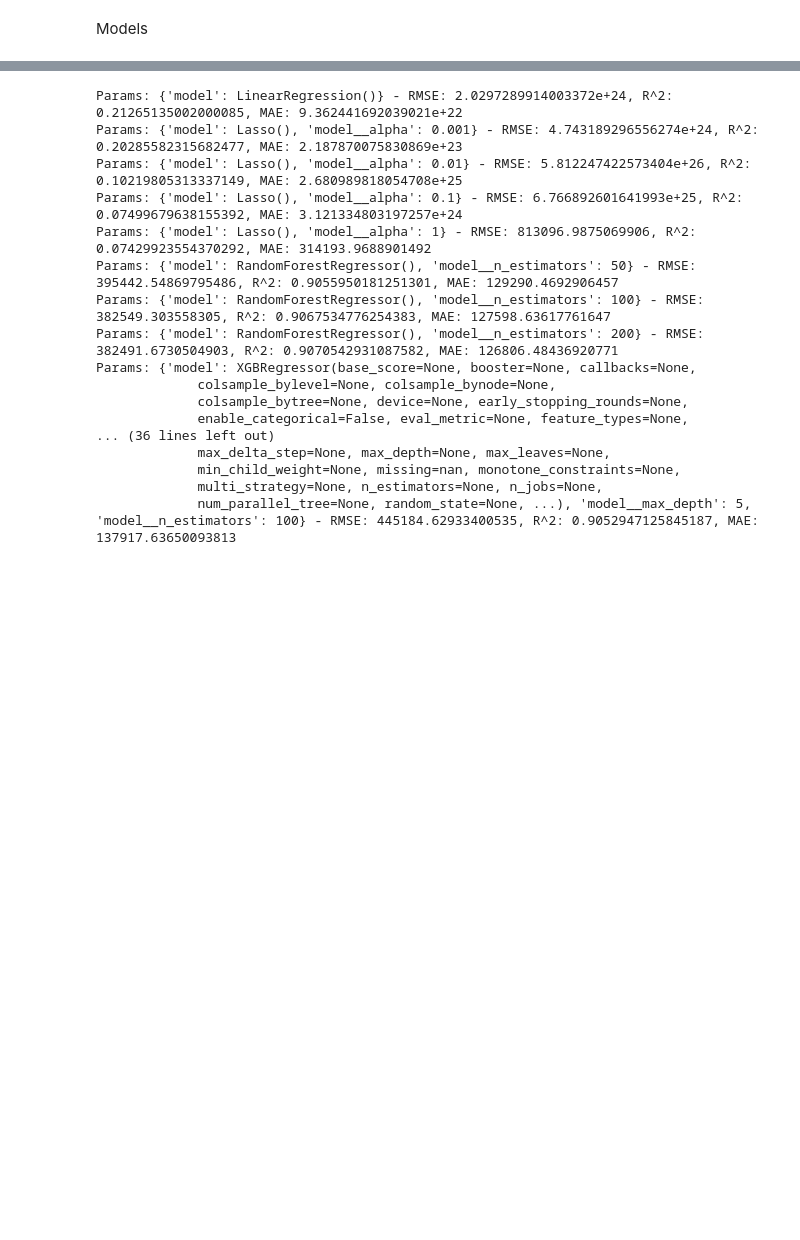
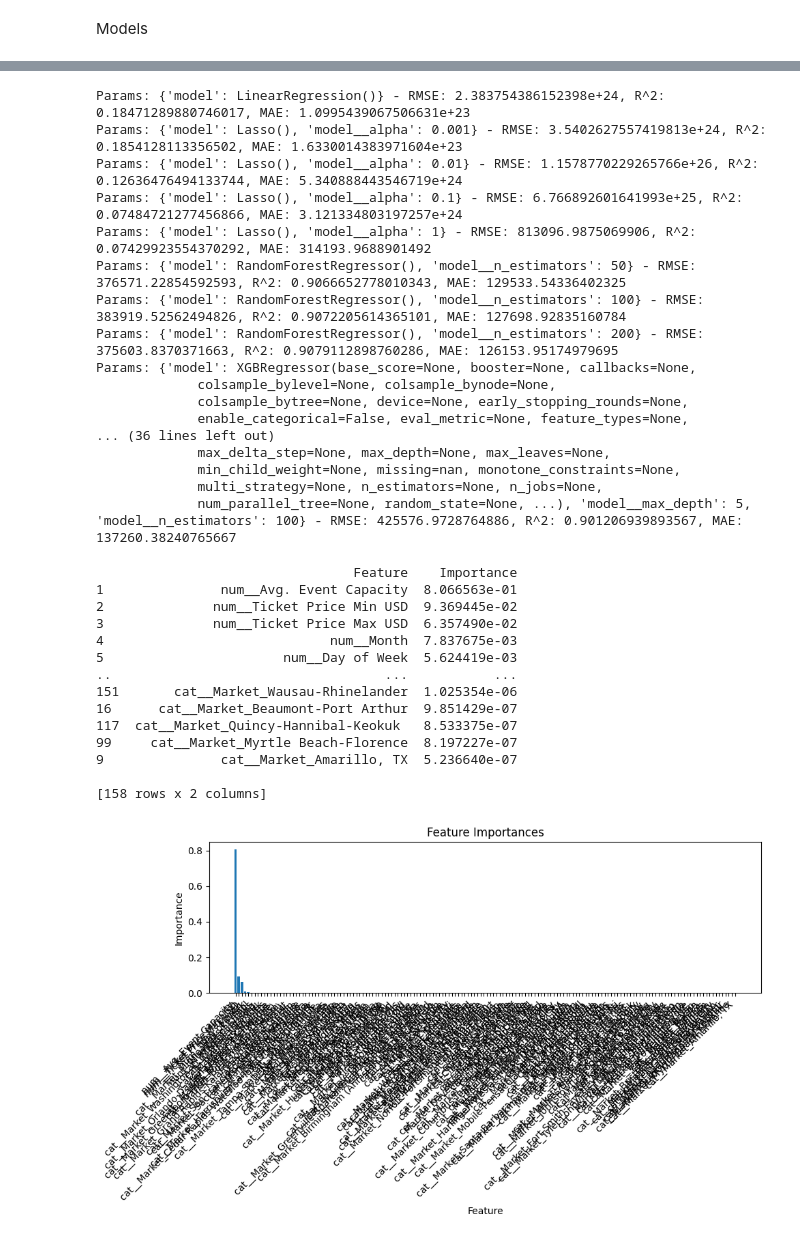
Before and after one commit to dan-s8/ARound, a Jupyter notebook: Model Building/MultiArtist/allgenre_Haolin_model.ipynb, the cells around one changed output, grey strips where cells are left out. Saved outputs shown, nothing was run; the diff lists cells and outputs as text; code cells hidden in the pictures; blank space fills up the shorter version.

```diff
--- a/Model Building/MultiArtist/allgenre_Haolin_model.ipynb
+++ b/Model Building/MultiArtist/allgenre_Haolin_model.ipynb
@@ -42,7 +42,7 @@ data = extract_date_features(data)
 # target var and features
 target = 'Avg. Gross USD'
 features = ['Number of Shows', 'Avg. Event Capacity', 'Ticket Price Min USD', 'Ticket Price Max USD',
-            'City', 'Month', 'Day of Week']
+            'Market', 'Month', 'Day of Week']
 # %%
 
 # cols_to_convert = [
@@ -94,7 +94,7 @@ memory usage: 982.2+ KB
 # preprocessors
 numerical_features = ['Number of Shows', 'Avg. Event Capacity', 'Ticket Price Min USD', 'Ticket Price Max USD',
                       'Month', 'Day of Week']
-categorical_features = ['City']
+categorical_features = ['Market']
 
 numerical_transformer = Pipeline(steps=[
     ('imputer', SimpleImputer(strategy='mean')),
@@ -251,14 +251,14 @@ results = grid_search.cv_results_
 for mean_rmse, mean_r2, mean_mae, params in zip(results['mean_test_RMSE'], results['mean_test_R2'], results['mean_test_MAE'], results['params']):
     print(f"Params: {params} - RMSE: {-mean_rmse}, R^2: {mean_r2}, MAE: {-mean_mae}")
 # %% [output]
-Params: {'model': LinearRegression()} - RMSE: 2.0297289914003372e+24, R^2: 0.21265135002000085, MAE: 9.362441692039021e+22
-Params: {'model': Lasso(), 'model__alpha': 0.001} - RMSE: 4.743189296556274e+24, R^2: 0.20285582315682477, MAE: 2.187870075830869e+23
-Params: {'model': Lasso(), 'model__alpha': 0.01} - RMSE: 5.812247422573404e+26, R^2: 0.10219805313337149, MAE: 2.680989818054708e+25
-Params: {'model': Lasso(), 'model__alpha': 0.1} - RMSE: 6.766892601641993e+25, R^2: 0.07499679638155392, MAE: 3.121334803197257e+24
+Params: {'model': LinearRegression()} - RMSE: 2.383754386152398e+24, R^2: 0.18471289880746017, MAE: 1.0995439067506631e+23
+Params: {'model': Lasso(), 'model__alpha': 0.001} - RMSE: 3.5402627557419813e+24, R^2: 0.1854128113356502, MAE: 1.6330014383971604e+23
+Params: {'model': Lasso(), 'model__alpha': 0.01} - RMSE: 1.1578770229265766e+26, R^2: 0.12636476494133744, MAE: 5.340888443546719e+24
+Params: {'model': Lasso(), 'model__alpha': 0.1} - RMSE: 6.766892601641993e+25, R^2: 0.07484721277456866, MAE: 3.121334803197257e+24
 Params: {'model': Lasso(), 'model__alpha': 1} - RMSE: 813096.9875069906, R^2: 0.07429923554370292, MAE: 314193.9688901492
-Params: {'model': RandomForestRegressor(), 'model__n_estimators': 50} - RMSE: 395442.54869795486, R^2: 0.9055950181251301, MAE: 129290.4692906457
-Params: {'model': RandomForestRegressor(), 'model__n_estimators': 100} - RMSE: 382549.303558305, R^2: 0.9067534776254383, MAE: 127598.63617761647
-Params: {'model': RandomForestRegressor(), 'model__n_estimators': 200} - RMSE: 382491.6730504903, R^2: 0.9070542931087582, MAE: 126806.48436920771
+Params: {'model': RandomForestRegressor(), 'model__n_estimators': 50} - RMSE: 376571.22854592593, R^2: 0.9066652778010343, MAE: 129533.54336402325
+Params: {'model': RandomForestRegressor(), 'model__n_estimators': 100} - RMSE: 383919.52562494826, R^2: 0.9072205614365101, MAE: 127698.92835160784
+Params: {'model': RandomForestRegressor(), 'model__n_estimators': 200} - RMSE: 375603.8370371663, R^2: 0.9079112898760286, MAE: 126153.95174979695
 Params: {'model': XGBRegressor(base_score=None, booster=None, callbacks=None,
              colsample_bylevel=None, colsample_bynode=None,
              colsample_bytree=None, device=None, early_stopping_rounds=None,
@@ -267,4 +267,46 @@ Params: {'model': XGBRegressor(base_score=None, booster=None, callbacks=None,
              max_delta_step=None, max_depth=None, max_leaves=None,
              min_child_weight=None, missing=nan, monotone_constraints=None,
              multi_strategy=None, n_estimators=None, n_jobs=None,
-             num_parallel_tree=None, random_state=None, ...), 'model__max_depth': 5, 'model__n_estimators': 100} - RMSE: 445184.62933400535, R^2: 0.9052947125845187, MAE: 137917.63650093813
+             num_parallel_tree=None, random_state=None, ...), 'model__max_depth': 5, 'model__n_estimators': 100} - RMSE: 425576.9728764886, R^2: 0.901206939893567, MAE: 137260.38240765667
+# %%
+## get and plot the feature importance
+
+preprocessor = pipeline.named_steps['preprocessor']
+random_forest = pipeline.named_steps['random_forest']
+
+
+transformed_features = preprocessor.get_feature_names_out(features)
+feature_importances = random_forest.feature_importances_
+
+importance_df = pd.DataFrame({
+    'Feature': transformed_features,
+    'Importance': feature_importances
+}).sort_values(by='Importance', ascending=False)
+
+
+import matplotlib.pyplot as plt
+
+plt.figure(figsize=(10, 6))
+plt.bar(importance_df['Feature'], importance_df['Importance'])
+plt.xticks(rotation=45, ha='right')
+plt.title('Feature Importances')
+plt.ylabel('Importance')
+plt.xlabel('Feature')
+plt.tight_layout()
+plt.show()
+# %% [output]
+                                 Feature    Importance
+1               num__Avg. Event Capacity  8.066563e-01
+2              num__Ticket Price Min USD  9.369445e-02
+3              num__Ticket Price Max USD  6.357490e-02
+4                             num__Month  7.837675e-03
+5                       num__Day of Week  5.624419e-03
+..                                   ...           ...
+151       cat__Market_Wausau-Rhinelander  1.025354e-06
+16      cat__Market_Beaumont-Port Arthur  9.851429e-07
+117  cat__Market_Quincy-Hannibal-Keokuk   8.533375e-07
+99     cat__Market_Myrtle Beach-Florence  8.197227e-07
+9               cat__Market_Amarillo, TX  5.236640e-07
+
+[158 rows x 2 columns]
+[figure, added]
```
Also changed, not shown: parts of 4 cells of this notebook.
